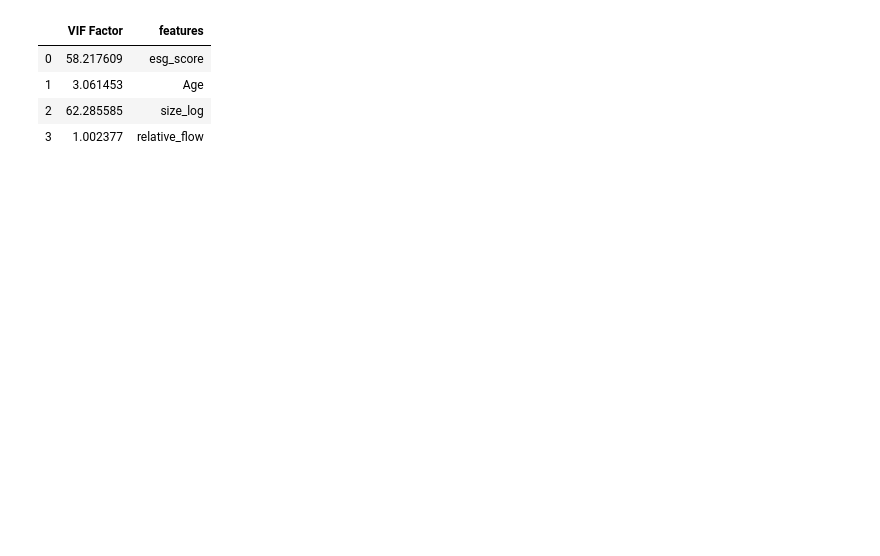
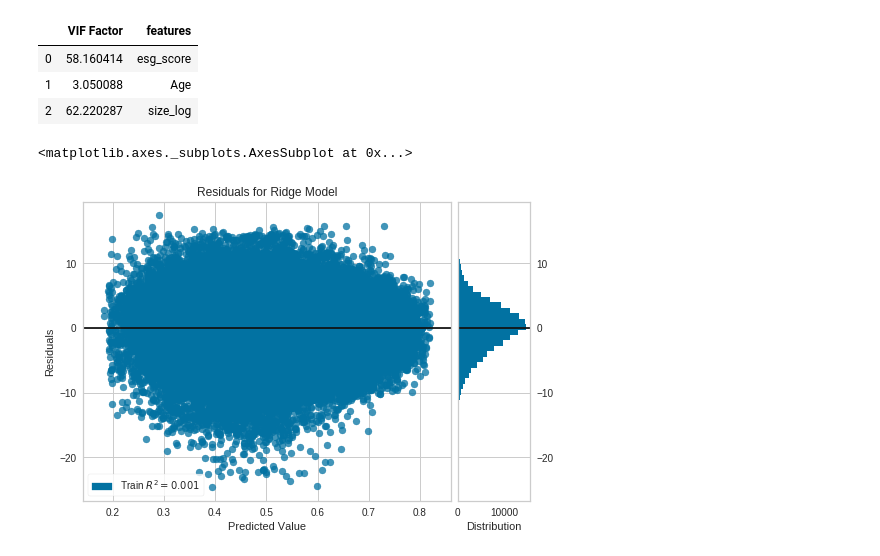
Before and after one commit to YuxuanSnow/BA_The-Impact-of-Portofolio, a Jupyter notebook: Hypothesis.ipynb, the cells around one changed output. Cells and saved outputs as stored; diff of their text form; code cells hidden in the pictures; blank space fills up the shorter version.

Commit message:
Residual is calculated

```diff
--- a/Hypothesis.ipynb
+++ b/Hypothesis.ipynb
@@ -55,15 +57,39 @@ X = joint_new[['esg_score','Age','size_log', 'relative_flow']].dropna()
 # %%
+#calculate the vif
+X = joint_new[['esg_score','Age','size_log']].dropna()
+
 vif = pd.DataFrame()
 vif["VIF Factor"] = [variance_inflation_factor(X.values, i) for i in range(X.shape[1])]
 vif["features"] = X.columns
+
+vif
+# %% [output]
+|  | VIF Factor | features |
+| 0 | 58.160414 | esg_score |
+| 1 | 3.050088 | Age |
+| 2 | 62.220287 | size_log |
-# %%
-vif
-# %% [output]
-|  | VIF Factor | features |
-| 0 | 58.217609 | esg_score |
-| 1 | 3.061453 | Age |
-| 2 | 62.285585 | size_log |
-| 3 | 1.002377 | relative_flow |
+# %%
+#residual with train and data set
+data = joint_new[['esg_score','Age','size_log','capm_Performance']].dropna()
+
+X = data[['esg_score','Age','size_log']]
+y = data['capm_Performance']
+
+X_train, X_test, y_train, y_test = train_test_split(X, y, test_size=0.02, random_state=42)
+model = Ridge()
+
+visualizer = ResidualsPlot(model)
+
+
+visualizer.fit(X_train, y_train)  # Fit the training data to the visualizer
+#visualizer.score(X_test, y_test)  # Evaluate the model on the test data
+
+#visualizer.show()                 # Finalize and render the figure
+
+visualizer.show(outpath="Residual.pdf")
+# %% [output]
+<matplotlib.axes._subplots.AxesSubplot at 0x...>
+[figure, added]
 # %%
 #catagorize the month - 2012/01 to 2019/08, totoally 92 months
 month = pd.Categorical(joint_new.Month)
```
Also changed, not shown: parts of 5 cells of this notebook, 1 other file.
